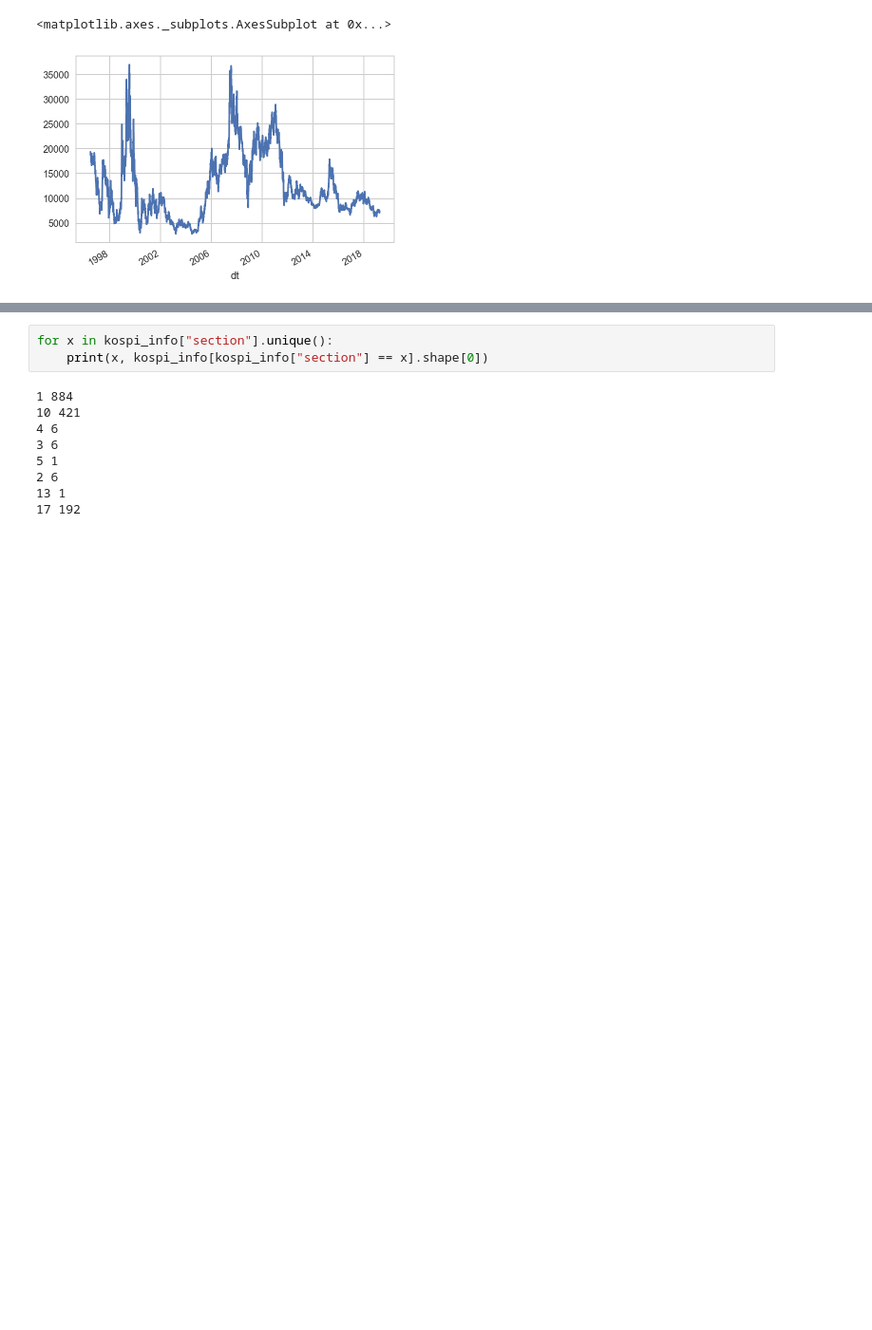
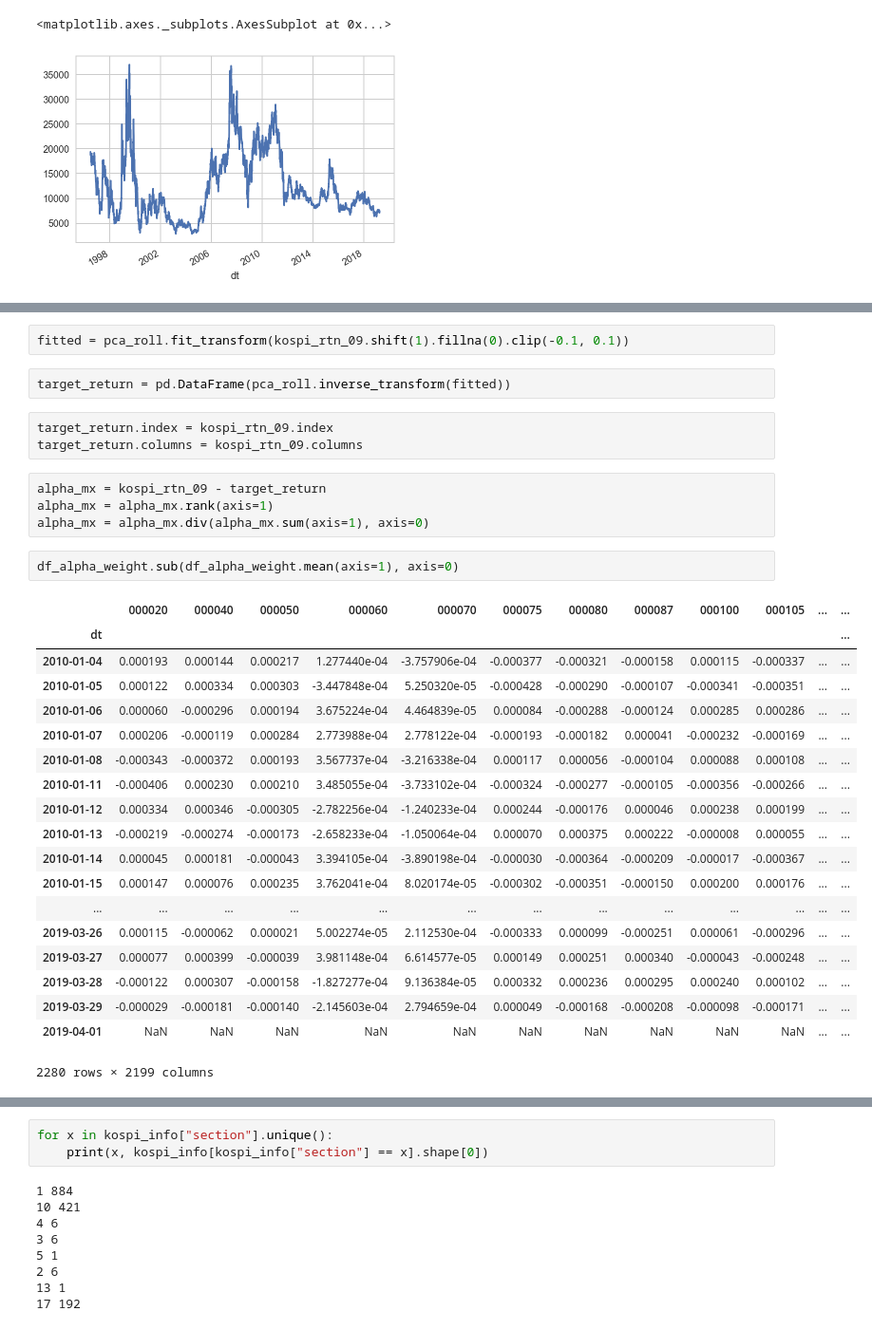
Before and after one commit to kimjungwon90/trade_bot, a Jupyter notebook: ServerSide.ipynb, the cells around one changed output, grey strips where cells are left out. Shown at 95% size. Saved outputs shown, nothing was run; the diff lists cells and outputs as text; blank space fills up the shorter version.

```diff
--- a/ServerSide.ipynb
+++ b/ServerSide.ipynb
@@ -78,0 +190,33 @@ df_stock[df_stock["cr"] > 30]
+# %%
+fitted = pca_roll.fit_transform(kospi_rtn_09.shift(1).fillna(0).clip(-0.1, 0.1))
+# %%
+target_return = pd.DataFrame(pca_roll.inverse_transform(fitted))
+# %%
+target_return.index = kospi_rtn_09.index
+target_return.columns = kospi_rtn_09.columns
+# %%
+alpha_mx = kospi_rtn_09 - target_return
+alpha_mx = alpha_mx.rank(axis=1)
+alpha_mx = alpha_mx.div(alpha_mx.sum(axis=1), axis=0)
+# %%
+df_alpha_weight.sub(df_alpha_weight.mean(axis=1), axis=0)
+# %% [output]
+|  | 000020 | 000040 | 000050 | 000060 | 000070 | 000075 | 000080 | 000087 | 000100 | 000105 | ... | ... |
+| dt |  |  |  |  |  |  |  |  |  |  |  | ... |
+| 2010-01-04 | 0.000193 | 0.000144 | 0.000217 | 1.277440e-04 | -3.757906e-04 | -0.000377 | -0.000321 | -0.000158 | 0.000115 | -0.000337 | ... | ... |
+| 2010-01-05 | 0.000122 | 0.000334 | 0.000303 | -3.447848e-04 | 5.250320e-05 | -0.000428 | -0.000290 | -0.000107 | -0.000341 | -0.000351 | ... | ... |
+| 2010-01-06 | 0.000060 | -0.000296 | 0.000194 | 3.675224e-04 | 4.464839e-05 | 0.000084 | -0.000288 | -0.000124 | 0.000285 | 0.000286 | ... | ... |
+| 2010-01-07 | 0.000206 | -0.000119 | 0.000284 | 2.773988e-04 | 2.778122e-04 | -0.000193 | -0.000182 | 0.000041 | -0.000232 | -0.000169 | ... | ... |
+| 2010-01-08 | -0.000343 | -0.000372 | 0.000193 | 3.567737e-04 | -3.216338e-04 | 0.000117 | 0.000056 | -0.000104 | 0.000088 | 0.000108 | ... | ... |
+| 2010-01-11 | -0.000406 | 0.000230 | 0.000210 | 3.485055e-04 | -3.733102e-04 | -0.000324 | -0.000277 | -0.000105 | -0.000356 | -0.000266 | ... | ... |
+| 2010-01-12 | 0.000334 | 0.000346 | -0.000305 | -2.782256e-04 | -1.240233e-04 | 0.000244 | -0.000176 | 0.000046 | 0.000238 | 0.000199 | ... | ... |
+| 2010-01-13 | -0.000219 | -0.000274 | -0.000173 | -2.658233e-04 | -1.050064e-04 | 0.000070 | 0.000375 | 0.000222 | -0.000008 | 0.000055 | ... | ... |
+| 2010-01-14 | 0.000045 | 0.000181 | -0.000043 | 3.394105e-04 | -3.890198e-04 | -0.000030 | -0.000364 | -0.000209 | -0.000017 | -0.000367 | ... | ... |
+| 2010-01-15 | 0.000147 | 0.000076 | 0.000235 | 3.762041e-04 | 8.020174e-05 | -0.000302 | -0.000351 | -0.000150 | 0.000200 | 0.000176 | ... | ... |
+| ... | ... | ... | ... | ... | ... | ... | ... | ... | ... | ... | ... | ... |
+| 2019-03-26 | 0.000115 | -0.000062 | 0.000021 | 5.002274e-05 | 2.112530e-04 | -0.000333 | 0.000099 | -0.000251 | 0.000061 | -0.000296 | ... | ... |
+| 2019-03-27 | 0.000077 | 0.000399 | -0.000039 | 3.981148e-04 | 6.614577e-05 | 0.000149 | 0.000251 | 0.000340 | -0.000043 | -0.000248 | ... | ... |
+| 2019-03-28 | -0.000122 | 0.000307 | -0.000158 | -1.827277e-04 | 9.136384e-05 | 0.000332 | 0.000236 | 0.000295 | 0.000240 | 0.000102 | ... | ... |
+| 2019-03-29 | -0.000029 | -0.000181 | -0.000140 | -2.145603e-04 | 2.794659e-04 | 0.000049 | -0.000168 | -0.000208 | -0.000098 | -0.000171 | ... | ... |
+| 2019-04-01 | NaN | NaN | NaN | NaN | NaN | NaN | NaN | NaN | NaN | NaN | ... | ... |
+2280 rows × 2199 columns
```
Also changed, not shown: parts of 14 cells of this notebook.
